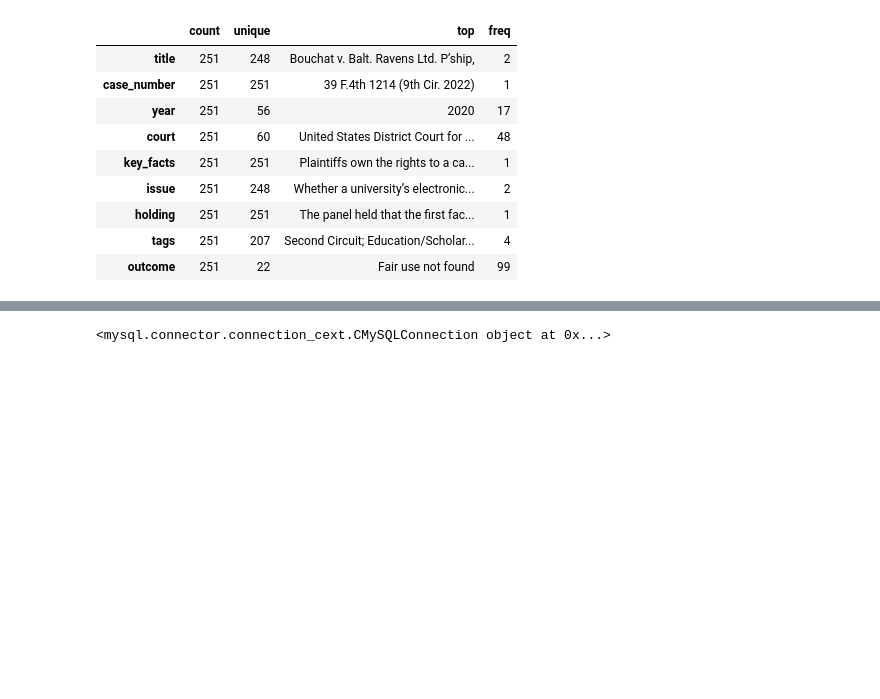
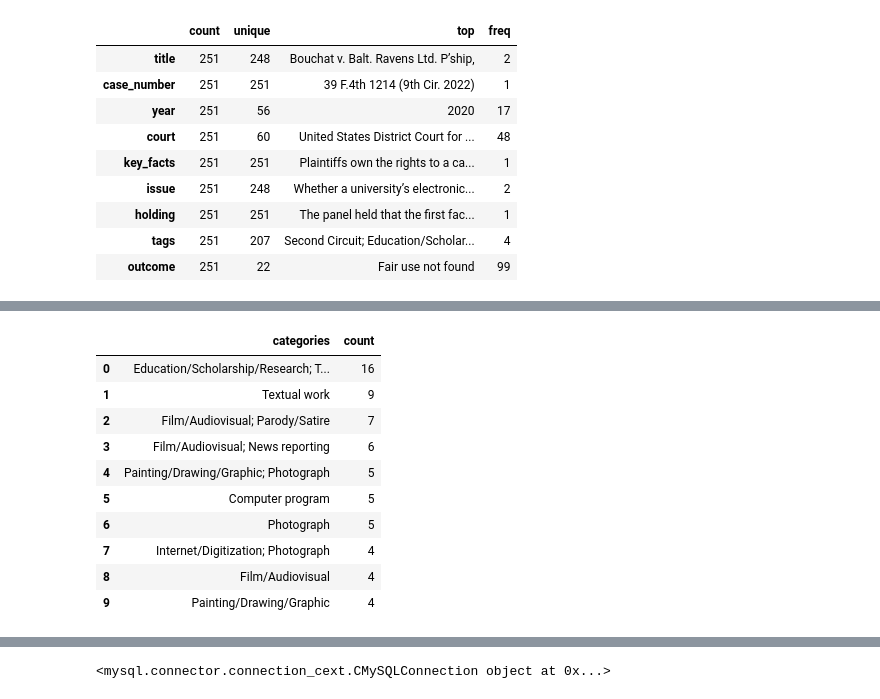
Before and after one commit to AmaliaGuaymasCanavire/ejercicio-1, a Jupyter notebook: fair-data-db.ipynb, the cells around one changed output, grey strips where cells are left out. Saved outputs shown, nothing was run; the diff lists cells and outputs as text; code cells hidden in the pictures; blank space fills up the shorter version.

```diff
--- a/fair-data-db.ipynb
+++ b/fair-data-db.ipynb
@@ -133,0 +194,14 @@ fair_use_findings_df.describe(include='all').T
+# %%
+fair_use_cases_df['categories'].value_counts().reset_index().head(10)
+# %% [output]
+|  | categories | count |
+| 0 | Education/Scholarship/Research; T... | 16 |
+| 1 | Textual work | 9 |
+| 2 | Film/Audiovisual; Parody/Satire | 7 |
+| 3 | Film/Audiovisual; News reporting | 6 |
+| 4 | Painting/Drawing/Graphic; Photograph | 5 |
+| 5 | Computer program | 5 |
+| 6 | Photograph | 5 |
+| 7 | Internet/Digitization; Photograph | 4 |
+| 8 | Film/Audiovisual | 4 |
+| 9 | Painting/Drawing/Graphic | 4 |
```
Also changed, not shown: parts of 23 cells of this notebook.
